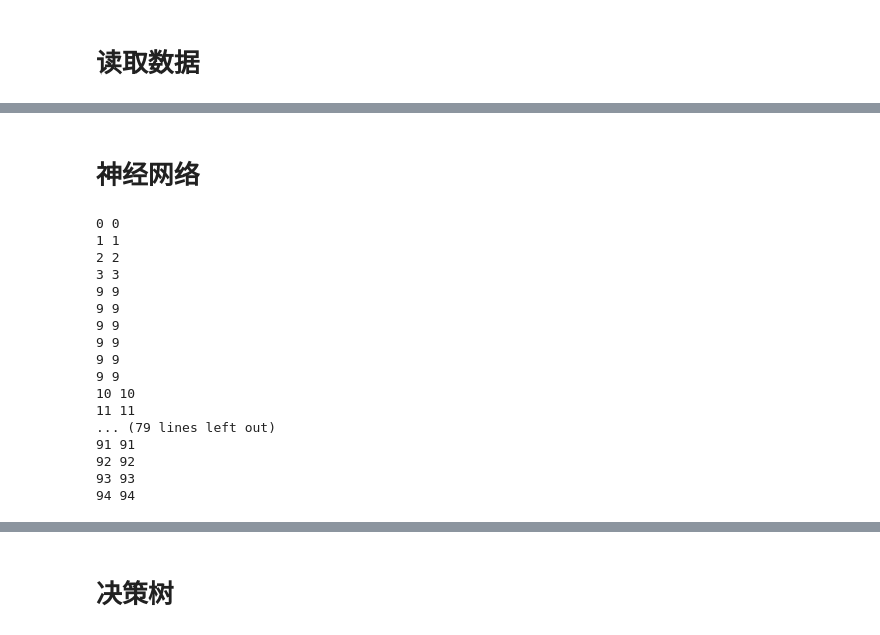
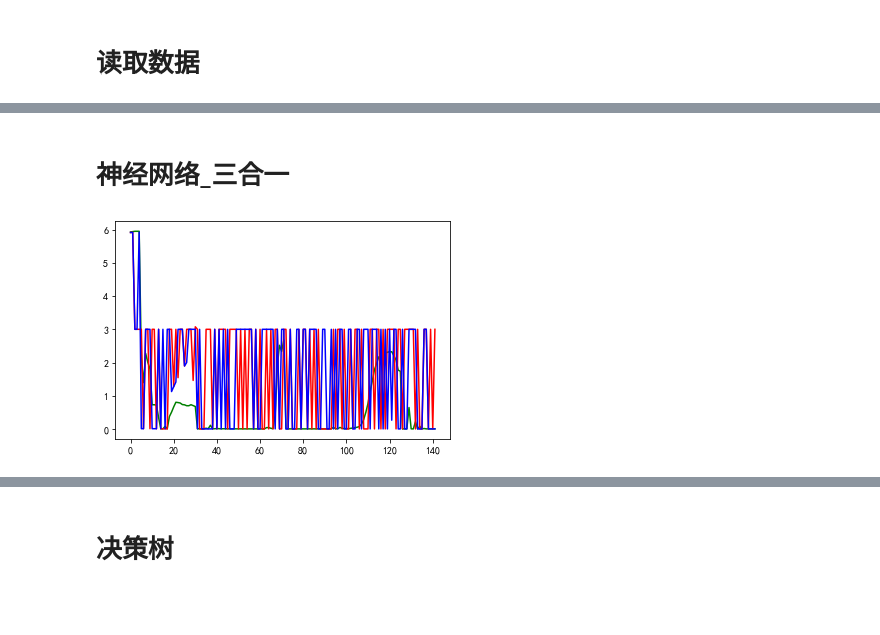
Before and after one commit to LimboRift/wkzq, a Jupyter notebook: noidontthinkso.ipynb, the cells around one changed output, grey strips where cells are left out. Cells and saved outputs as stored; diff of their text form; code cells hidden in the pictures; blank space fills up the shorter version.

```diff
--- a/noidontthinkso.ipynb
+++ b/noidontthinkso.ipynb
@@ -529,34 +528,42 @@ print('趋势划分长度',len(ud[:ud.index(0)]))
 # %% [markdown]
-# 神经网络
+# 神经网络_三合一
-# %%
-for i in range(35,len(d8)):
-    cur_ud = und(data[0][:i], 6, 24)
-    cur_ud = cur_ud[11:cur_ud.index(0)]
-
-    #同步指标神经网络
-    x = array(data_coin[:len(cur_ud)])
-    y = array([cur_ud]).T
-    print(len(x),len(y))
-    #先行指标神经网络
-
-    #滞后指标神经网络
-
-    #趋势神经网络
-# %% [output]
-0 0
-1 1
-2 2
-3 3
-9 9
-9 9
-9 9
-9 9
-9 9
-9 9
-10 10
-11 11
-... (79 lines left out)
-91 91
-92 92
-93 93
-94 94
+# %%
+res_coin = []
+res_lead = []
+res_lag = []
+res_all = []
+
+for i in range(48,len(d8)):
+    cur_ud = und(data[0][:i], 6, 24)
+    cur_ud = cur_ud[11:cur_ud.index(0)]
+    x_coin = array(data_coin[:len(cur_ud)])
+    x_lead = array(data_lead[:len(cur_ud)])
+    x_lag = array(data_lag[:len(cur_ud)])
+    y = array([cur_ud]).T
+
+    #同步指标神经网络
+    res_coin.append(sum(calc(data_coin[i-17:i-11], correct(x_coin, y, [1], 500, 0))[-1])[0])
+
+    #先行指标神经网络
+    res_lead.append(sum(calc(data_lead[i-17:i-11], correct(x_lead, y, [1], 200, 0))[-1])[0])
+
+    #滞后指标神经网络
+    res_lag.append(sum(calc(data_lag[i-17:i-11], correct(x_lag, y, [1], 200, 0))[-1])[0])
+
+#趋势神经网络
+
+res_all = [[res_coin[i], res_lead[i], res_lag[i]] for i in range(len(res_coin))]
+
+plt.plot(res_coin, c = 'g')
+plt.plot(res_lead, c = 'r')
+plt.plot(res_lag, c= 'b')
+
+nnet_res = []
+for i in range(84,len(date)):
+    cur_ud = und(data[0][48:i], 6, 24)
+    cur_ud = cur_ud[:cur_ud.index(0)]
+    x = array(res_all[:len(cur_ud)])
+    y = array([cur_ud]).T
+    nnet_res.append(sum(calc(res_all[i-54:i-48], correct(x, y, [1], 100, 0))[-1])[0])
+# %% [output]
+[figure, added]
```
Also changed, not shown: parts of 7 cells of this notebook, 15 other files.
